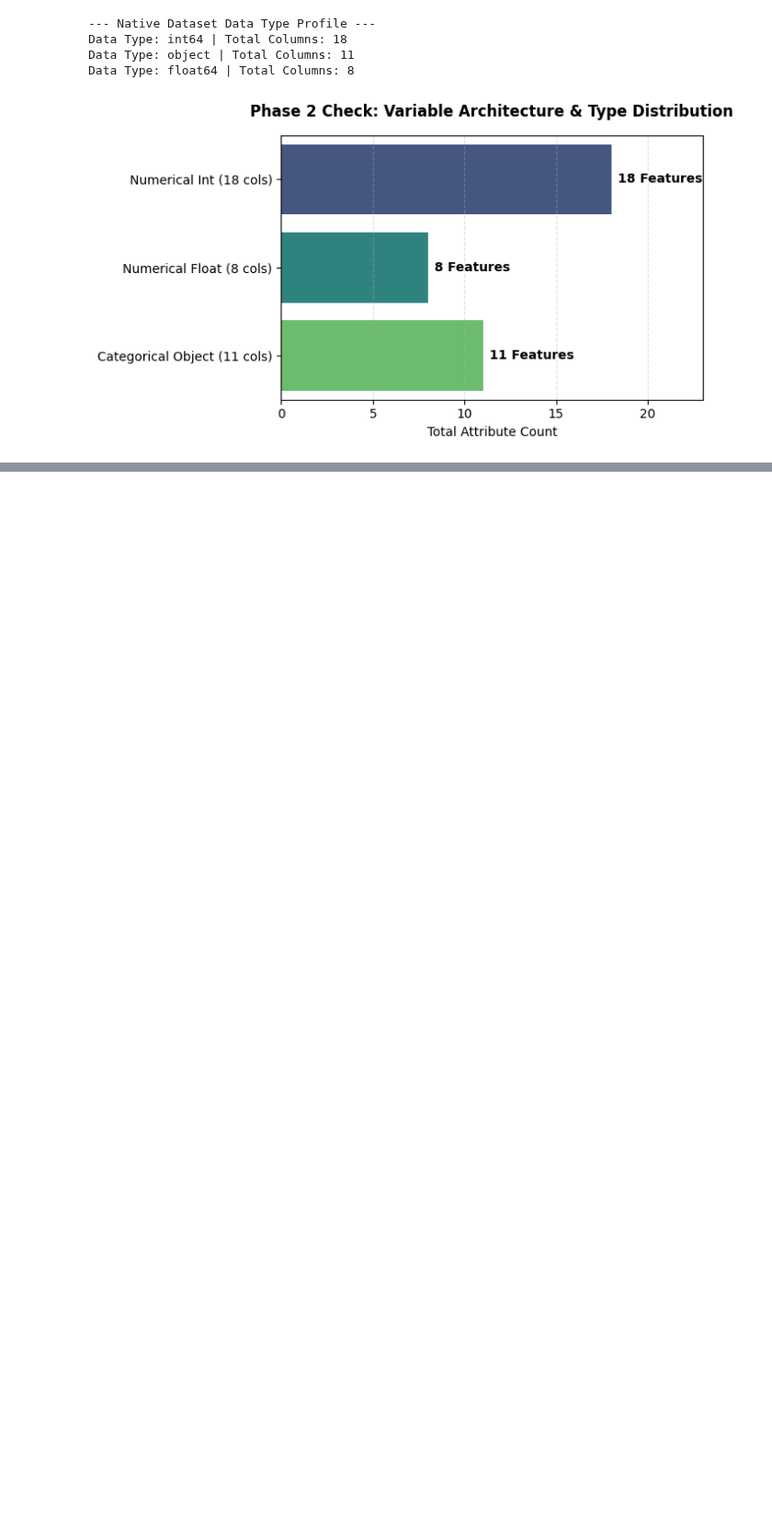
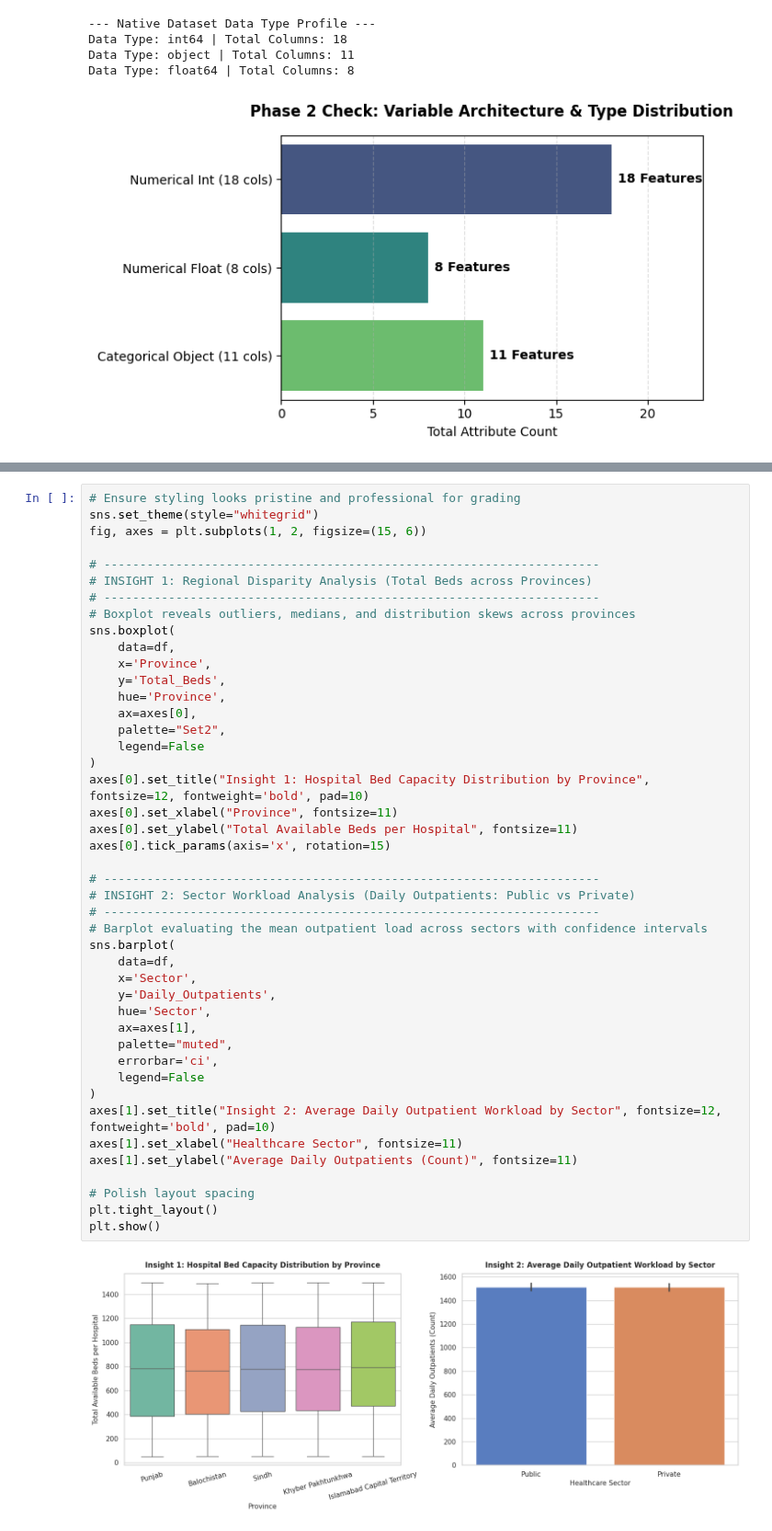
Before and after one commit to ANASSHAIKH-NOOB/AI-PROJECT, a Jupyter notebook: PROJECT.ipynb, the cells around one changed output, grey strips where cells are left out. Shown at 92% size. Drawn from its saved outputs; the diff is of its cells as text; blank space fills up the shorter version.

```diff
--- a/PROJECT.ipynb
+++ b/PROJECT.ipynb
@@ -155,0 +166,46 @@ Data Type: float64 | Total Columns: 8
+# %%
+# Ensure styling looks pristine and professional for grading
+sns.set_theme(style="whitegrid")
+fig, axes = plt.subplots(1, 2, figsize=(15, 6))
+
+# ---------------------------------------------------------------------
+# INSIGHT 1: Regional Disparity Analysis (Total Beds across Provinces)
+# ---------------------------------------------------------------------
+# Boxplot reveals outliers, medians, and distribution skews across provinces
+sns.boxplot(
+    data=df,
+    x='Province',
+    y='Total_Beds',
+    hue='Province',
+    ax=axes[0],
+    palette="Set2",
+    legend=False
+)
+axes[0].set_title("Insight 1: Hospital Bed Capacity Distribution by Province", fontsize=12, fontweight='bold', pad=10)
+axes[0].set_xlabel("Province", fontsize=11)
+axes[0].set_ylabel("Total Available Beds per Hospital", fontsize=11)
+axes[0].tick_params(axis='x', rotation=15)
+
+# ---------------------------------------------------------------------
+# INSIGHT 2: Sector Workload Analysis (Daily Outpatients: Public vs Private)
+# ---------------------------------------------------------------------
+# Barplot evaluating the mean outpatient load across sectors with confidence intervals
+sns.barplot(
+    data=df,
+    x='Sector',
+    y='Daily_Outpatients',
+    hue='Sector',
+    ax=axes[1],
+    palette="muted",
+    errorbar='ci',
+    legend=False
+)
+axes[1].set_title("Insight 2: Average Daily Outpatient Workload by Sector", fontsize=12, fontweight='bold', pad=10)
+axes[1].set_xlabel("Healthcare Sector", fontsize=11)
+axes[1].set_ylabel("Average Daily Outpatients (Count)", fontsize=11)
+
+# Polish layout spacing
+plt.tight_layout()
+plt.show()
+# %% [output]
+[figure, added]
```
Also changed, not shown: parts of 4 cells of this notebook.
